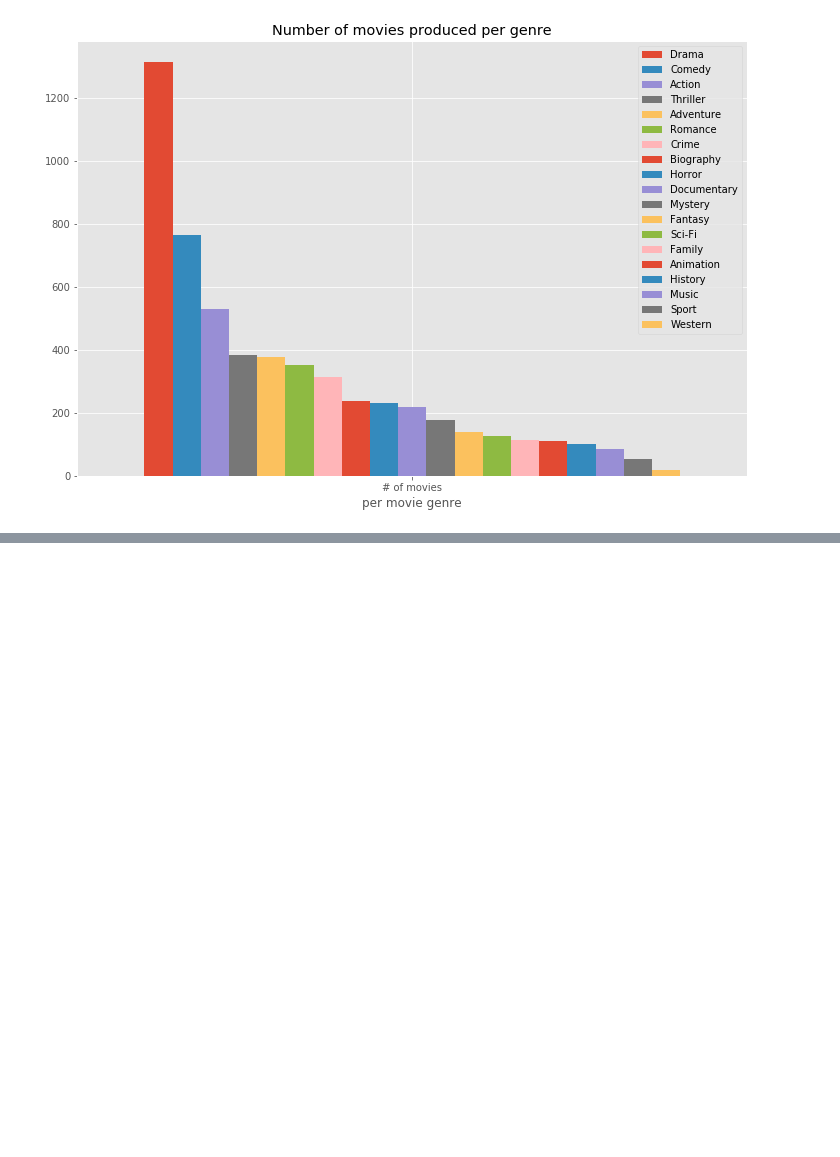
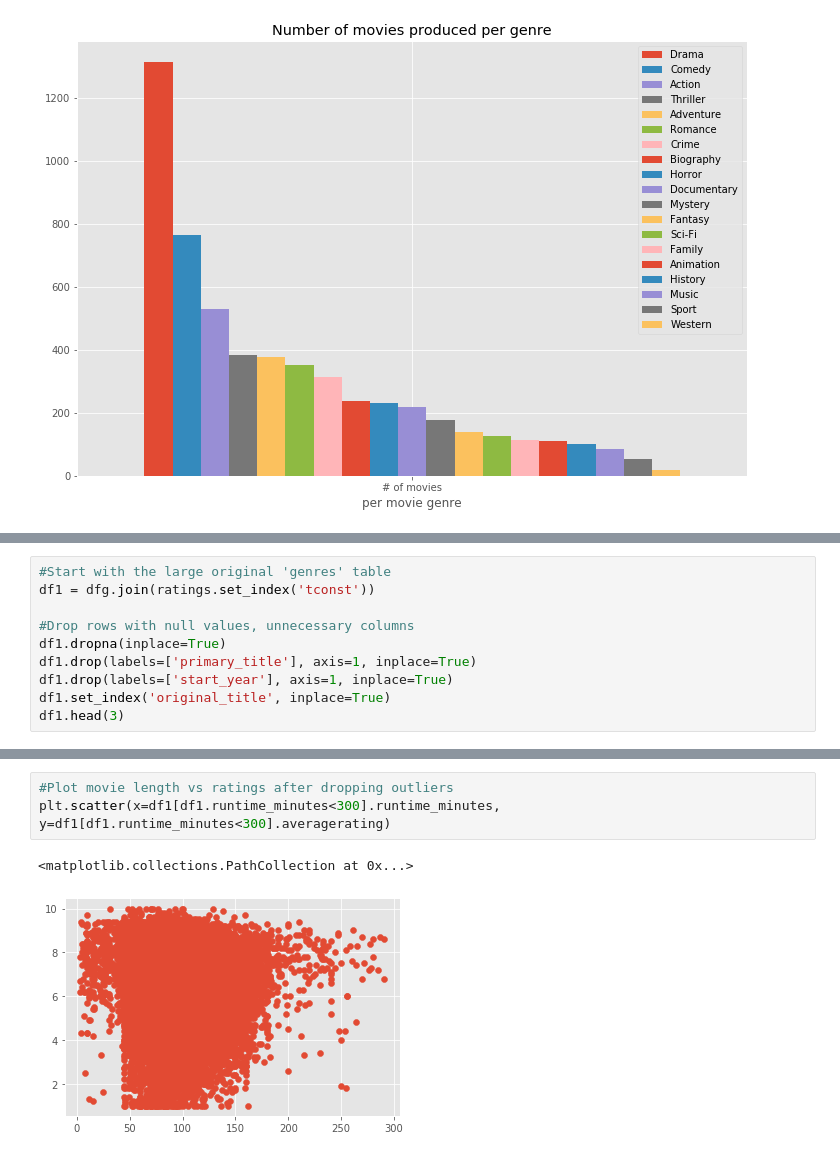
Before and after one commit to johnnyboi1016/dsc-mod-1-project-v2-1-online-ds-ft-120919, a Jupyter notebook: student.ipynb, the cells around one changed output, grey strips where cells are left out. Cells and saved outputs as stored; diff of their text form; blank space fills up the shorter version.

```diff
--- a/student.ipynb
+++ b/student.ipynb
@@ -472,0 +428,10 @@ Text(0.5, 0, 'Avg. Worldwide Gross')
+# %%
+#Start with the large original 'genres' table
+df1 = dfg.join(ratings.set_index('tconst'))
+
+#Drop rows with null values, unnecessary columns
+df1.dropna(inplace=True)
+df1.drop(labels=['primary_title'], axis=1, inplace=True)
+df1.drop(labels=['start_year'], axis=1, inplace=True)
+df1.set_index('original_title', inplace=True)
+df1.head(3)
@@ -472,0 +444,6 @@ Text(0.5, 0, 'Avg. Worldwide Gross')
+# %%
+#Plot movie length vs ratings after dropping outliers
+plt.scatter(x=df1[df1.runtime_minutes<300].runtime_minutes, y=df1[df1.runtime_minutes<300].averagerating)
+# %% [output]
+<matplotlib.collections.PathCollection at 0x...>
+[figure, added]
```
Also changed, not shown: parts of 24 cells of this notebook, 2 other files.
